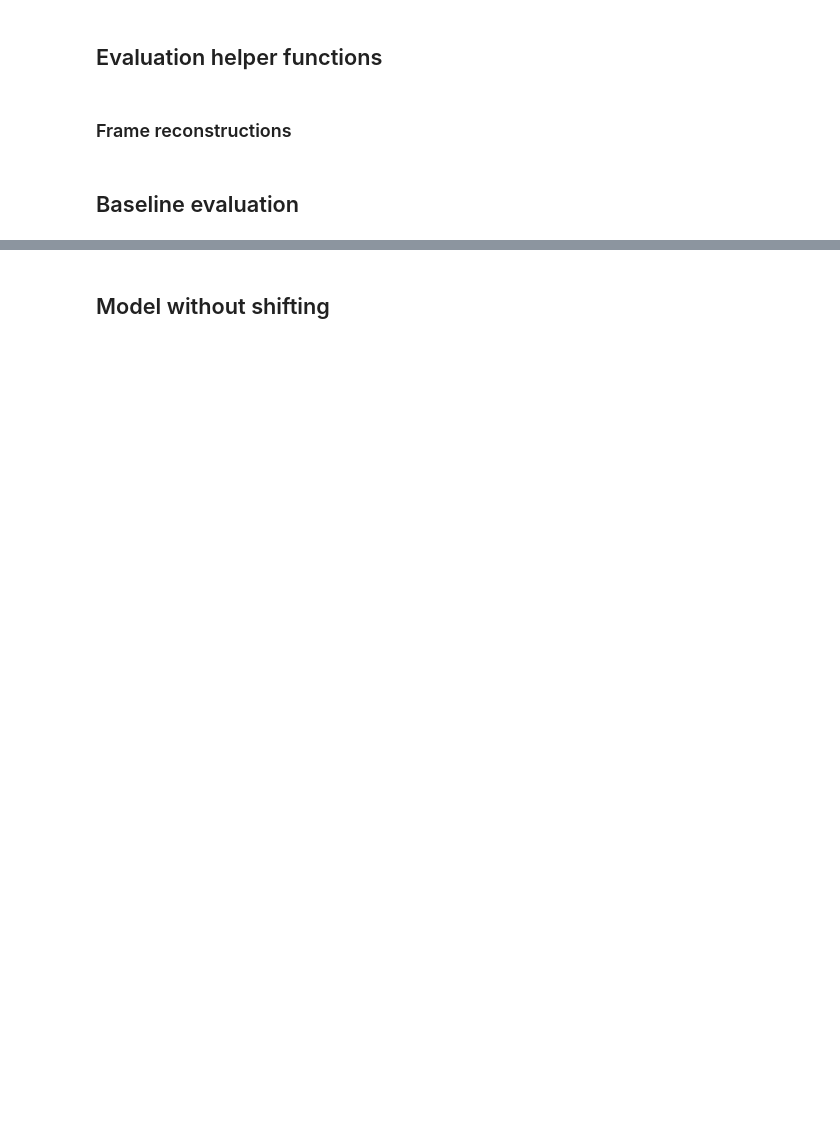
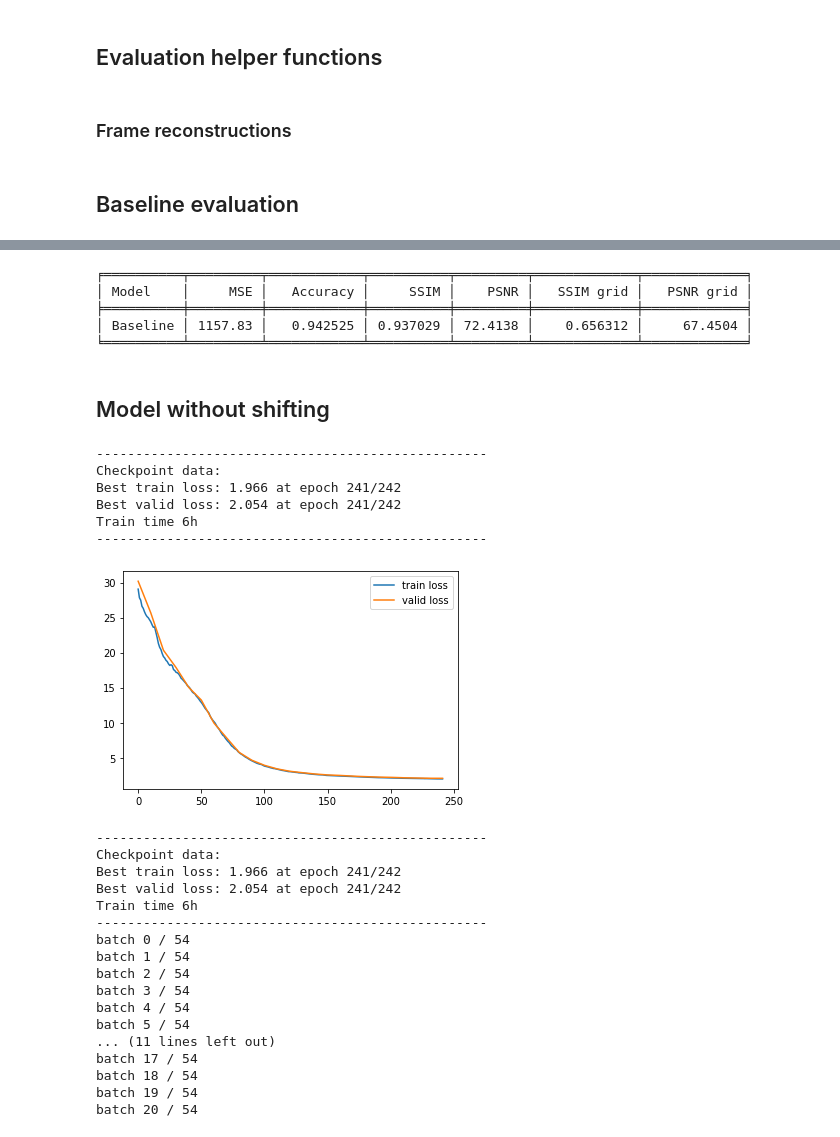
Before and after one commit to tranlg99/L4_project, a Jupyter notebook: src/colab_notebooks/evaluation.ipynb, the cells around one changed output, grey strips where cells are left out. Drawn from its saved outputs; the diff is of its cells as text; code cells hidden in the pictures; blank space fills up the shorter version.

Commit message:
evaluating synthetic models

```diff
--- a/src/colab_notebooks/evaluation.ipynb
+++ b/src/colab_notebooks/evaluation.ipynb
@@ -29,7 +30,7 @@ def get_dataloader(dataset, batch_size=16, shuffle=True):
   return dataloader
 
 TEST_DATA = "synthetic_dataset_test_2023-03-09"
-!unzip -d "$TEST_DATA"/ /content/drive/MyDrive/"$TEST_DATA".zip # unziping test data
+# !unzip -d "$TEST_DATA"/ /content/drive/MyDrive/"$TEST_DATA".zip # unziping test data
 
 test_dataset = TaiChiDataset(log_file=TEST_DATA+'/sample_ids.txt',
                               root_dir=TEST_DATA,
@@ -37,4 +38,4 @@ test_dataset = TaiChiDataset(log_file=TEST_DATA+'/sample_ids.txt',
                               transform=transforms.Compose([ToTensor()]))
 
 print(len(test_dataset))
-test_dataloader = get_dataloader(test_dataset)
+test_dataloader = get_dataloader(test_dataset, shuffle=False)
@@ -81,7 +84,12 @@ def run_evaluation(test_dataloader, checkpoint_file=None):
   running_ssim = 0
   running_psnr = 0
   excluded_samples = 0
-  samples = len(test_dataloader.dataset)
+
+  running_ssim_GRID = 0
+  running_psnr_GRID = 0
+  excluded_samples_GRID = 0
+
+  samples = 0
 
   # initialise model with checkpoint
   # if no checkpoint use baseline (no prediction model)
@@ -97,8 +105,11 @@ def run_evaluation(test_dataloader, checkpoint_file=None):
 
   # run model at each batch and get predictions
   for i_batch, sample_batched in enumerate(test_dataloader):
+    if i_batch > 20:
+      continue
     print("batch {} / {}".format(i_batch, len(test_dataloader)))
     batch_size = len(sample_batched['id'])
+    samples += batch_size
     input1 = sample_batched['image0']
     input2 = sample_batched['image3']
     true_images = sample_batched['image7']
@@ -114,27 +125,36 @@ def run_evaluation(test_dataloader, checkpoint_file=None):
 
     with torch.no_grad():
       # Get model outputs
-      outputs = model(inputs).to(device) # torch.Size([B, 3, H, W]) same as inputs shape
+      outputs = model(inputs) # torch.Size([B, 3, H, W]) same as inputs shape
+      outputs = outputs['out'].to(device)
       outputs_coords = outputs[:, :2, :, :]
       outputs_vis = outputs[:, 2, :, :]
       outputs_vis = torch.where(outputs_vis > 0, 1.0, 0.0)
 
       outputs_coords_grid, outputs_vis_grid = get_predictions(outputs, coords, batch_size)
+      outputs_vis_grid = torch.where(outputs_vis_grid > 0, 1.0, 0.0)
       outputs_coords = torch.permute(outputs_coords, (0, 2, 3, 1))
       outputs_vis = outputs_vis.view(batch_size,1,-1)
       outputs_coords = outputs_coords.view(batch_size,1,-1,2) # torch.Size([B, 1, 64*64, 2])
+
 
       # calculate stats
       running_mse += compute_mse(coords.squeeze().cpu(), outputs_coords_grid.squeeze().cpu())
       running_accuracy += compute_accuracy(vis.squeeze().cpu(), outputs_vis_grid.squeeze().cpu())
 
-      (ssim, psnr, ex) = compute_ssim_psnr(input1, true_images, outputs_coords.cpu().numpy(), outputs_vis.cpu().numpy()) #pass full output and fist image, last image, type of reconstruction
+      (ssim, psnr, ex) = compute_ssim_psnr(input1, true_images, outputs_coords.cpu().numpy(), outputs_vis.cpu().numpy(), rec_type=["NN","full"]) #pass full output and fist image, last image, type of reconstruction
       running_ssim += ssim
       running_psnr += psnr
       excluded_samples += ex
 
+      (ssim, psnr, ex) = compute_ssim_psnr(input1, true_images, outputs_coords_grid.cpu().numpy(), outputs_vis_grid.cpu().numpy(), rec_type=["NN","grid"]) #pass full output and fist image, last image, type of reconstruction
+      running_ssim_GRID += ssim
+      running_psnr_GRID += psnr
+      excluded_samples_GRID += ex
+
   psnr = running_psnr/(samples-excluded_samples)
-  return running_mse/samples, running_accuracy/samples, running_ssim/samples, psnr
+  psnr_GRID = running_psnr_GRID/(samples-excluded_samples_GRID)
+  return running_mse/samples, running_accuracy/samples, running_ssim/samples, psnr, running_ssim_GRID/samples, psnr_GRID
 # %%
 import math
 def compute_mse(true_coords, pred_coords):
@@ -409,5 +385,45 @@ batch 25 / 54
+# %%
+from tabulate import tabulate
+
+results = [["Model", "MSE", "Accuracy", "SSIM","PSNR", "SSIM grid","PSNR grid"],
+           ["Baseline", baseline_mse, baseline_acc, baseline_ssim, baseline_psnr, baseline_ssim_grid, baseline_psnr_grid]]
+
+print(tabulate(results, headers='firstrow', tablefmt='fancy_grid'))
+# %% [output]
+╒══════════╤═════════╤════════════╤══════════╤═════════╤═════════════╤═════════════╕
+│ Model    │     MSE │   Accuracy │     SSIM │    PSNR │   SSIM grid │   PSNR grid │
+╞══════════╪═════════╪════════════╪══════════╪═════════╪═════════════╪═════════════╡
+│ Baseline │ 1157.83 │   0.942525 │ 0.937029 │ 72.4138 │    0.656312 │     67.4504 │
+╘══════════╧═════════╧════════════╧══════════╧═════════╧═════════════╧═════════════╛
 # %% [markdown]
 ## Model without shifting
 # %%
 # load model and evaluate
-m1_mse, m1_acc, m1_ssim, m1_psnr = run_evaluation(test_dataloader, checkpoint="")
+_, _, t_history, v_history=load_checkpoint("synthetic_model_1_checkpoint_2023-03-14_1747.pth")
+plot_learning_curve(t_history, v_history)
+m1_mse, m1_acc, m1_ssim, m1_psnr, m1_ssim_grid, m1_psnr_grid = run_evaluation(test_dataloader, checkpoint_file="synthetic_model_1_checkpoint_2023-03-14_1747.pth")
+# %% [output]
+--------------------------------------------------
+Checkpoint data:
+Best train loss: 1.966 at epoch 241/242
+Best valid loss: 2.054 at epoch 241/242
+Train time 6h
+--------------------------------------------------
+[figure, added]
+--------------------------------------------------
+Checkpoint data:
+Best train loss: 1.966 at epoch 241/242
+Best valid loss: 2.054 at epoch 241/242
+Train time 6h
+--------------------------------------------------
+batch 0 / 54
+batch 1 / 54
+batch 2 / 54
+batch 3 / 54
+batch 4 / 54
+batch 5 / 54
+... (11 lines left out)
+batch 17 / 54
+batch 18 / 54
+batch 19 / 54
+batch 20 / 54
```
Also changed, not shown: parts of 14 cells of this notebook.
